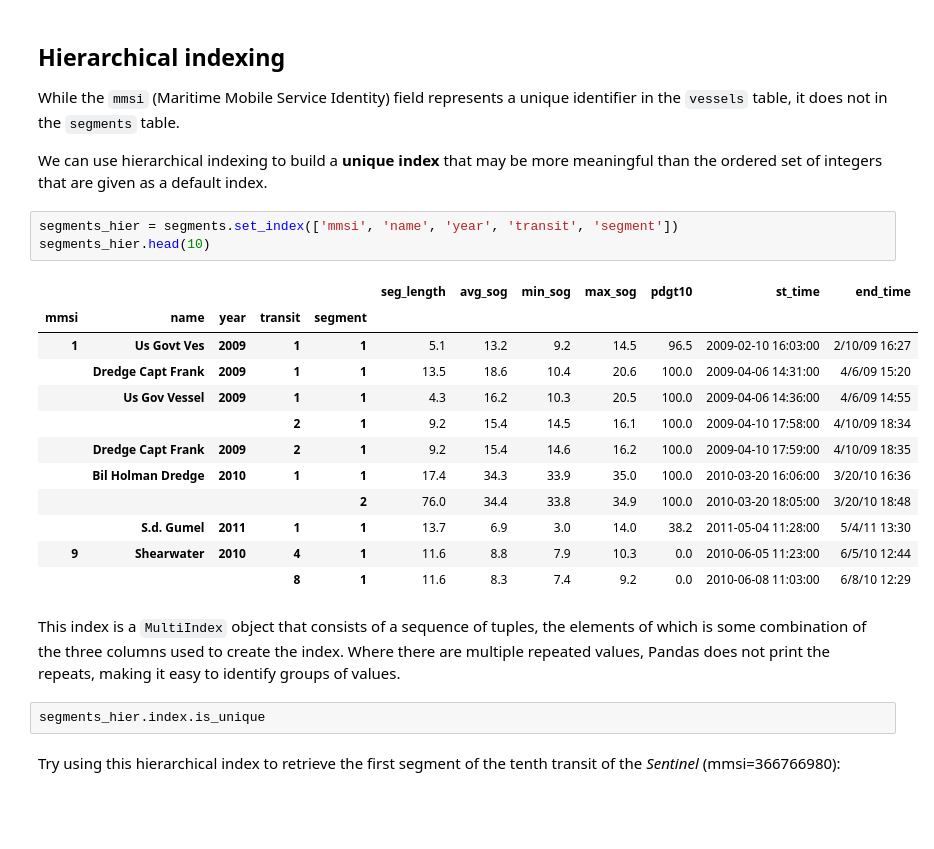
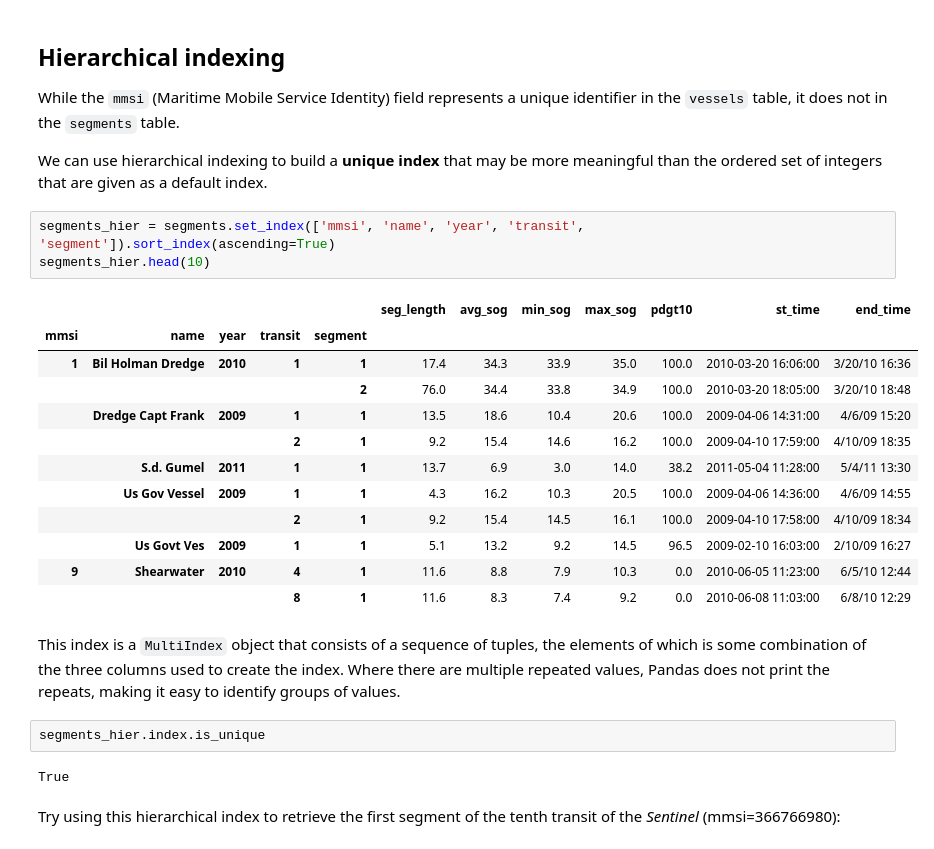
Before and after one commit to fonnesbeck/ngcm_pandas_2017, a Jupyter notebook: notebooks/2. Indexing, Selection and Operations.ipynb, the cells around one changed output. Cells and saved outputs as stored; diff of their text form; blank space fills up the shorter version.

```diff
--- a/notebooks/2. Indexing, Selection and Operations.ipynb
+++ b/notebooks/2. Indexing, Selection and Operations.ipynb
@@ -545,25 +545,27 @@ While the `mmsi` (Maritime Mobile Service Identity) field represents a unique id
 
 We can use hierarchical indexing to build a **unique index** that may be more meaningful than the ordered set of integers that are given as a default index.
 # %%
-segments_hier = segments.set_index(['mmsi', 'name', 'year', 'transit', 'segment'])
+segments_hier = segments.set_index(['mmsi', 'name', 'year', 'transit', 'segment']).sort_index(ascending=True)
 segments_hier.head(10)
 # %% [output]
 |  |  |  |  |  | seg_length | avg_sog | min_sog | max_sog | pdgt10 | st_time | end_time |
 | mmsi | name | year | transit | segment |  |  |  |  |  |  |  |
-| 1 | Us Govt Ves | 2009 | 1 | 1 | 5.1 | 13.2 | 9.2 | 14.5 | 96.5 | 2009-02-10 16:03:00 | 2/10/09 16:27 |
+| 1 | Bil Holman Dredge | 2010 | 1 | 1 | 17.4 | 34.3 | 33.9 | 35.0 | 100.0 | 2010-03-20 16:06:00 | 3/20/10 16:36 |
+|  |  |  |  | 2 | 76.0 | 34.4 | 33.8 | 34.9 | 100.0 | 2010-03-20 18:05:00 | 3/20/10 18:48 |
 |  | Dredge Capt Frank | 2009 | 1 | 1 | 13.5 | 18.6 | 10.4 | 20.6 | 100.0 | 2009-04-06 14:31:00 | 4/6/09 15:20 |
+|  |  |  | 2 | 1 | 9.2 | 15.4 | 14.6 | 16.2 | 100.0 | 2009-04-10 17:59:00 | 4/10/09 18:35 |
+|  | S.d. Gumel | 2011 | 1 | 1 | 13.7 | 6.9 | 3.0 | 14.0 | 38.2 | 2011-05-04 11:28:00 | 5/4/11 13:30 |
 |  | Us Gov Vessel | 2009 | 1 | 1 | 4.3 | 16.2 | 10.3 | 20.5 | 100.0 | 2009-04-06 14:36:00 | 4/6/09 14:55 |
 |  |  |  | 2 | 1 | 9.2 | 15.4 | 14.5 | 16.1 | 100.0 | 2009-04-10 17:58:00 | 4/10/09 18:34 |
-|  | Dredge Capt Frank | 2009 | 2 | 1 | 9.2 | 15.4 | 14.6 | 16.2 | 100.0 | 2009-04-10 17:59:00 | 4/10/09 18:35 |
-|  | Bil Holman Dredge | 2010 | 1 | 1 | 17.4 | 34.3 | 33.9 | 35.0 | 100.0 | 2010-03-20 16:06:00 | 3/20/10 16:36 |
-|  |  |  |  | 2 | 76.0 | 34.4 | 33.8 | 34.9 | 100.0 | 2010-03-20 18:05:00 | 3/20/10 18:48 |
-|  | S.d. Gumel | 2011 | 1 | 1 | 13.7 | 6.9 | 3.0 | 14.0 | 38.2 | 2011-05-04 11:28:00 | 5/4/11 13:30 |
+|  | Us Govt Ves | 2009 | 1 | 1 | 5.1 | 13.2 | 9.2 | 14.5 | 96.5 | 2009-02-10 16:03:00 | 2/10/09 16:27 |
 | 9 | Shearwater | 2010 | 4 | 1 | 11.6 | 8.8 | 7.9 | 10.3 | 0.0 | 2010-06-05 11:23:00 | 6/5/10 12:44 |
 |  |  |  | 8 | 1 | 11.6 | 8.3 | 7.4 | 9.2 | 0.0 | 2010-06-08 11:03:00 | 6/8/10 12:29 |
 # %% [markdown]
 This index is a `MultiIndex` object that consists of a sequence of tuples, the elements of which is some combination of the three columns used to create the index. Where there are multiple repeated values, Pandas does not print the repeats, making it easy to identify groups of values.
 # %%
 segments_hier.index.is_unique
+# %% [output]
+True
 # %% [markdown]
 Try using this hierarchical index to retrieve the first segment of the tenth transit of the *Sentinel* (mmsi=366766980):
 # %%
```
Also changed, not shown: parts of 14 cells of this notebook, 2 other files.
